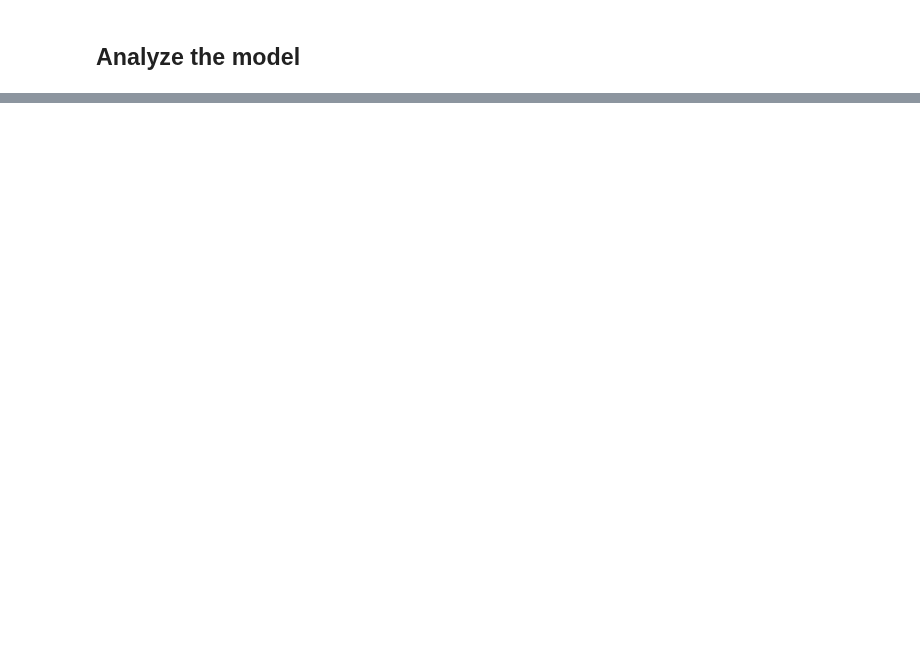
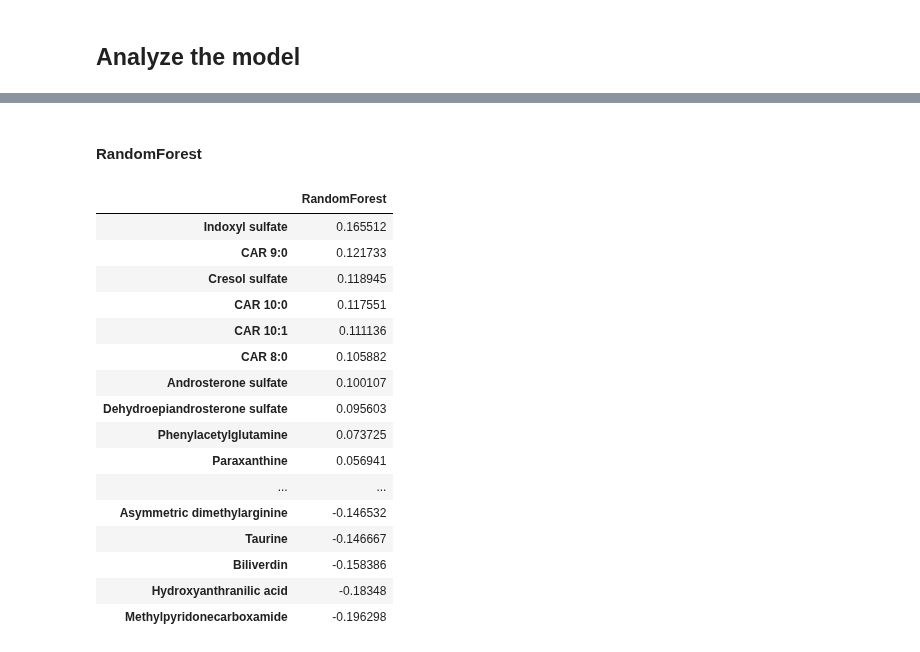
Before and after one commit to Bvs00/AI4ODA_projectwork, a Jupyter notebook: notebook_metaboloma.ipynb, the cells around one changed output, grey strips where cells are left out. Drawn from its saved outputs; the diff is of its cells as text; code cells hidden in the pictures; blank space fills up the shorter version.

```diff
--- a/notebook_metaboloma.ipynb
+++ b/notebook_metaboloma.ipynb
@@ -408,0 +425,7 @@ LogisticRegression(C=0.9, class_weight='balanced', max_iter=10000, n_jobs=4,
+# %%
+from sklearn.ensemble import RandomForestClassifier
+
+RF_model = RandomForestClassifier(n_estimators=200, random_state=3, max_depth=22, n_jobs=4)
+RF_model.fit(x, y)
+
+RF_model
@@ -504,0 +493,38 @@ dtype: object
+# %% [markdown]
+#### RandomForest
+# %%
+features_importance = pd.DataFrame({"PC": RF_model.feature_names_in_, "Coefficient": abs(RF_model.feature_importances_)})
+features_importance = features_importance.sort_values(by="Coefficient", ascending=False)
+features_importance
+# choose the most important features
+imp_features_pca = features_importance.loc[features_importance["Coefficient"]>=0.1]
+
+name_pc = imp_features_pca.T.columns
+
+features_imp_original = pd.DataFrame({"Feature": x_tic.columns,**{f"PC{i}":pca_tic_fit.components_[i]for i in name_pc}})
+temp = features_imp_original.T
+temp.columns = x_tic.columns
+temp_2 = temp.T
+features_imp_original = temp_2.iloc[:,1:]
+
+most_important_features_rf = pd.DataFrame({"RandomForest":features_imp_original.mean(axis=1)}).sort_values(by="RandomForest",ascending=False)
+most_important_features["RandomForest"] = features_imp_original.mean(axis=1)
+most_important_features_rf
+# %% [output]
+|  | RandomForest |
+| Indoxyl sulfate | 0.165512 |
+| CAR 9:0 | 0.121733 |
+| Cresol sulfate | 0.118945 |
+| CAR 10:0 | 0.117551 |
+| CAR 10:1 | 0.111136 |
+| CAR 8:0 | 0.105882 |
+| Androsterone sulfate | 0.100107 |
+| Dehydroepiandrosterone sulfate | 0.095603 |
+| Phenylacetylglutamine | 0.073725 |
+| Paraxanthine | 0.056941 |
+| ... | ... |
+| Asymmetric dimethylarginine | -0.146532 |
+| Taurine | -0.146667 |
+| Biliverdin | -0.158386 |
+| Hydroxyanthranilic acid | -0.18348 |
+| Methylpyridonecarboxamide | -0.196298 |
```
Also changed, not shown: parts of 18 cells of this notebook, 3 other files.
